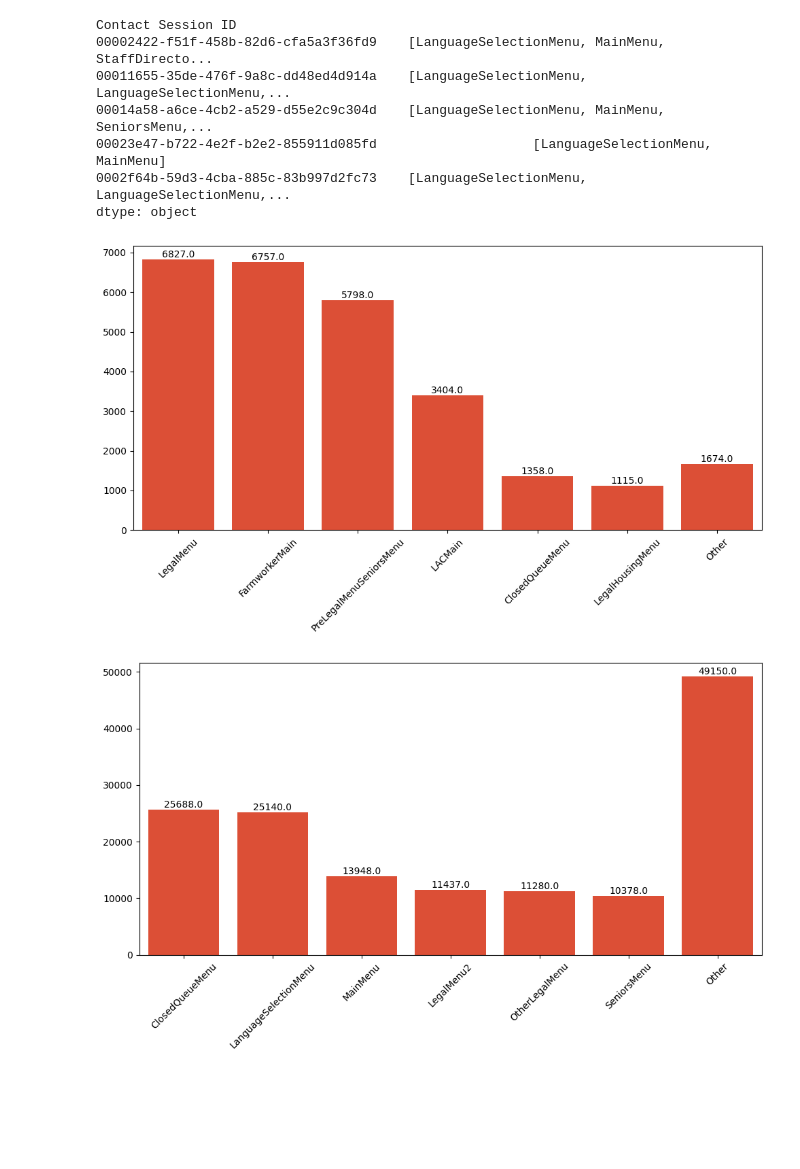
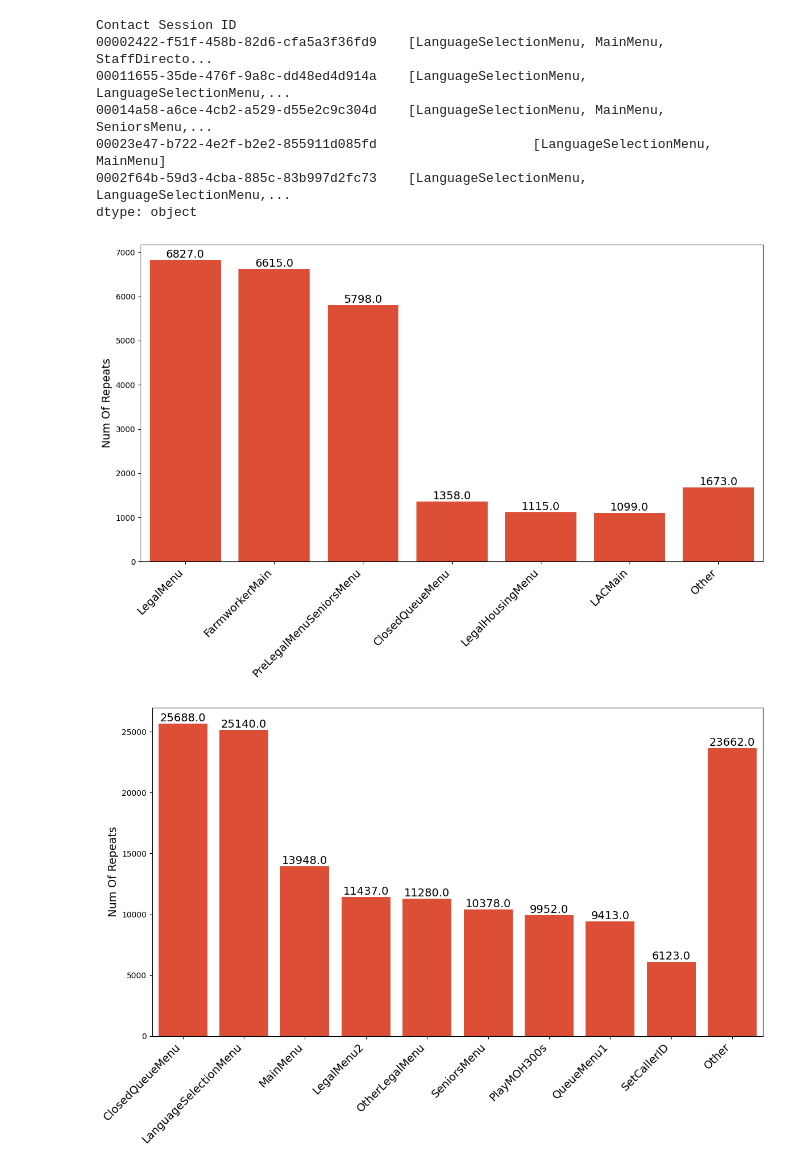
Before and after one commit to arvindkrishna87/STAT390_SP25_LegalAid, a Jupyter notebook: Manual improvements (redundancies)/Exploring Dataset.ipynb, the cells around one changed output. Saved outputs shown, nothing was run; the diff lists cells and outputs as text; code cells hidden in the pictures; blank space fills up the shorter version.

```diff
--- a/Manual improvements (redundancies)/Exploring Dataset.ipynb
+++ b/Manual improvements (redundancies)/Exploring Dataset.ipynb
@@ -188,4 +167,25 @@ Contact Session ID
 00023e47-b722-4e2f-b2e2-855911d085fd                    [LanguageSelectionMenu, MainMenu]
 0002f64b-59d3-4cba-885c-83b997d2fc73    [LanguageSelectionMenu, LanguageSelectionMenu,...
 dtype: object
+# %%
+def bar_graph(cat, y_label='Num Of Repeats'):
+    plt.figure(figsize=(12, 8))
+    ax=sns.barplot(cat, color='#f73c1b')
+    for p in ax.patches:
+        height = p.get_height()
+        if not np.isnan(height) and height > 0:
+            ax.text(
+            p.get_x() + p.get_width() / 2,
+            height,
+            f'{height:.1f}',
+            ha='center',
+            va='bottom',
+            fontsize=14  # 👈 Smaller font size for numbers
+        )
+
+    # Improve x-axis labels
+    ax.set_xticklabels(ax.get_xticklabels(), rotation=45, ha='right', fontsize=14)
+    ax.set_ylabel(y_label, fontsize=14)
+    plt.tight_layout()
+    plt.show()
 # %%
@@ -195 +195,4 @@ flow_journey.drop(index=list(set(flow_journey.index)-set(act_journey.index)), in
+# %%
+#if the only activity a caller goes to is language selection, their only flow should be LACMain, removes some instances of double counting
+flow_journey[act_journey[act_journey.apply(lambda x: set(x)=={'LanguageSelectionMenu'})].index] = flow_journey[act_journey[act_journey.apply(lambda x: set(x)=={'LanguageSelectionMenu'})].index].apply(lambda x: ['LACMain'])
 # %%
@@ -227,22 +233,9 @@ num_repeated_flows=pd.Series(num_repeated_flows).sort_values(ascending=False)
 condensed_num_repeated_flows = num_repeated_flows[num_repeated_flows>=1000]
 condensed_num_repeated_flows=pd.concat([condensed_num_repeated_flows,pd.Series(num_repeated_flows[num_repeated_flows<1000].sum(),index=['Other'])])
 # %%
-#graph for the total number of flow repeats
-plt.figure(figsize=(10, 6))
-ax=sns.barplot(condensed_num_repeated_flows, color='#f73c1b')
-for p in ax.patches:
-    height = p.get_height()
-    ax.text(
-        p.get_x() + p.get_width() / 2,
-        height,
-        f'{height:.1f}',
-        ha='center',
-        va='bottom')
-plt.xticks(rotation=45)
-plt.tight_layout()
-plt.show()
+bar_graph(condensed_num_repeated_flows)
 # %% [output]
-[figure, old version]
+[figure, new version]
 # %%
 #all of this is the same as above but for activities
 num_repeated_activities = act_dict.copy()
@@ -255,21 +248,7 @@ condesed_num_repeated_activities=pd.concat([condesed_num_repeated_activities,pd.
 # %%
-plt.figure(figsize=(10, 6))
-ax=sns.barplot(condesed_num_repeated_activities, color='#f73c1b')
-for p in ax.patches:
-    height = p.get_height()
-    if not np.isnan(height) and height > 0:
-        ax.text(
-            p.get_x() + p.get_width() / 2,
-            height,
-            f'{height:.1f}',
-            ha='center',
-            va='bottom'
-        )
-plt.xticks(rotation=45)
-plt.tight_layout()
-plt.show()
+bar_graph(condesed_num_repeated_activities)
 # %% [output]
-[figure, old version]
+[figure, new version]
 # %%
 #this function iterates through a list, and checks whether a value is a repeat and if so, records the value in front of it
 #this seeks to find flows/activities that cause users to go back to things they have already been to
```
Also changed, not shown: parts of 43 cells of this notebook.
